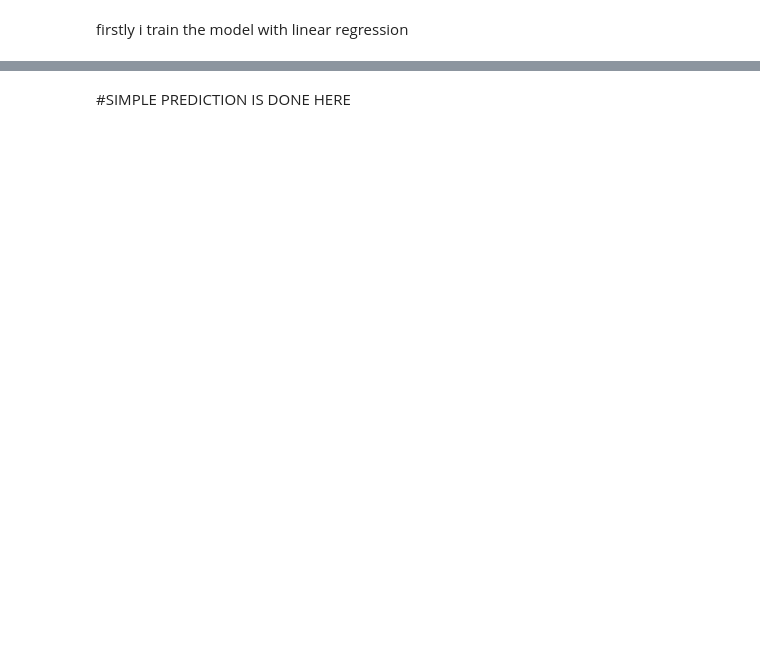
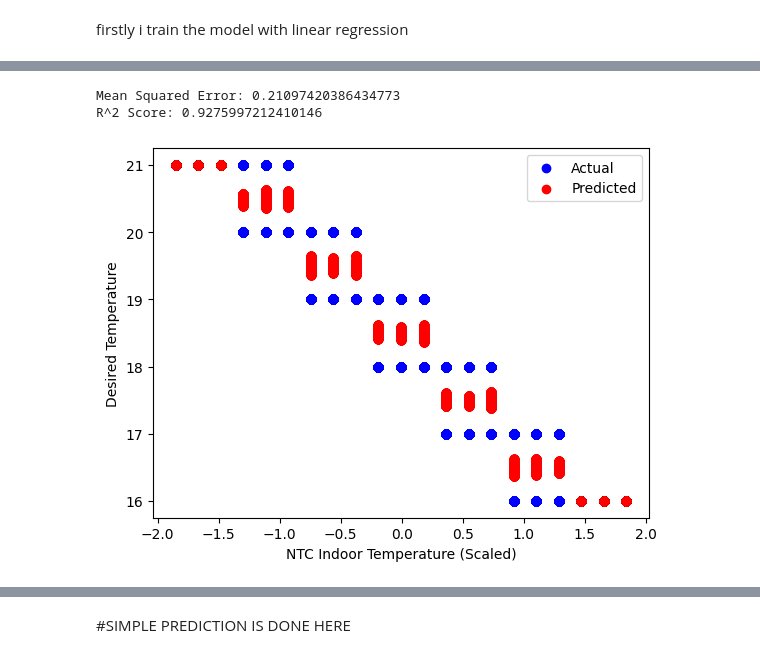
Before and after one commit to Priyanshhujain/ECO_TEMP-Intelligent-HVAC-Optimization, a Jupyter notebook: Eco_Temp_Intelligent_HVAC_Optimization.ipynb, the cells around one changed output, grey strips where cells are left out. Drawn from its saved outputs; the diff is of its cells as text; code cells hidden in the pictures; blank space fills up the shorter version.

```diff
--- a/Eco_Temp_Intelligent_HVAC_Optimization.ipynb
+++ b/Eco_Temp_Intelligent_HVAC_Optimization.ipynb
@@ -201,0 +146,29 @@ we can try **Regularization** Even though the model is performing well, applying
+# %%
+from sklearn.ensemble import RandomForestRegressor
+from sklearn.metrics import mean_squared_error, r2_score
+import matplotlib.pyplot as plt
+
+# Train a Random Forest model
+rf_model = RandomForestRegressor(n_estimators=100, random_state=42)
+rf_model.fit(X_train, y_train)
+
+# Evaluate the model
+y_pred = rf_model.predict(X_test)
+mse = mean_squared_error(y_test, y_pred)
+r2 = r2_score(y_test, y_pred)
+
+print(f'Mean Squared Error: {mse}')
+print(f'R^2 Score: {r2}')
+
+# Visualize the results
+# Choose one feature for visualization, for example, indoor temperature:
+plt.scatter(X_test[:, 0], y_test, color='blue', label='Actual')
+plt.scatter(X_test[:, 0], y_pred, color='red', label='Predicted')
+plt.xlabel('NTC Indoor Temperature (Scaled)')  # Update the x-axis label
+plt.ylabel('Desired Temperature')
+plt.legend()
+plt.show()
+# %% [output]
+Mean Squared Error: 0.21097420386434773
+R^2 Score: 0.9275997212410146
+[figure, added]
```
Also changed, not shown: parts of 34 cells of this notebook, 9 other files.
